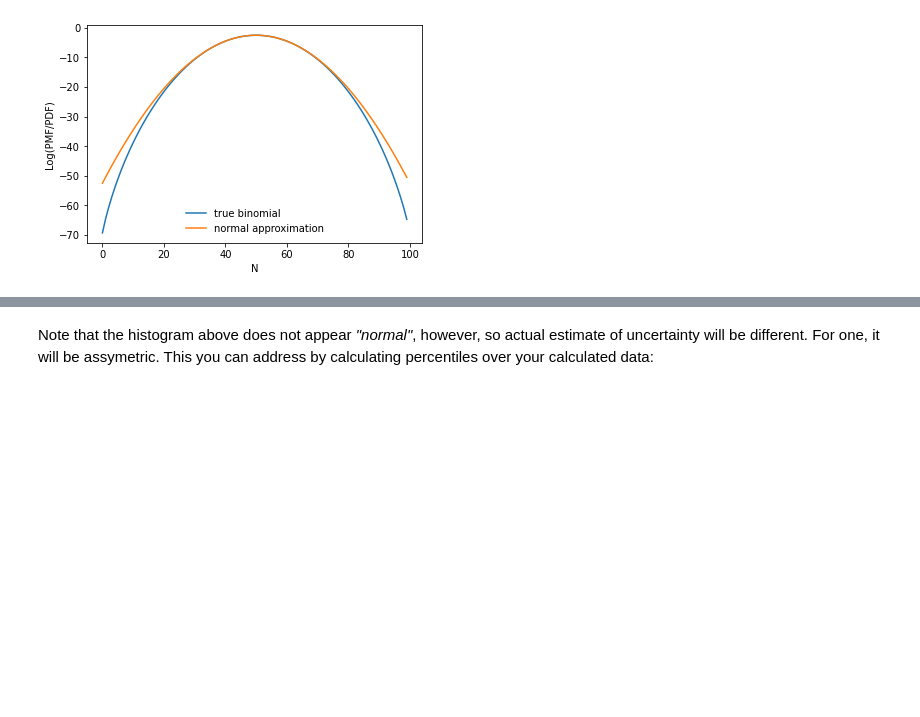
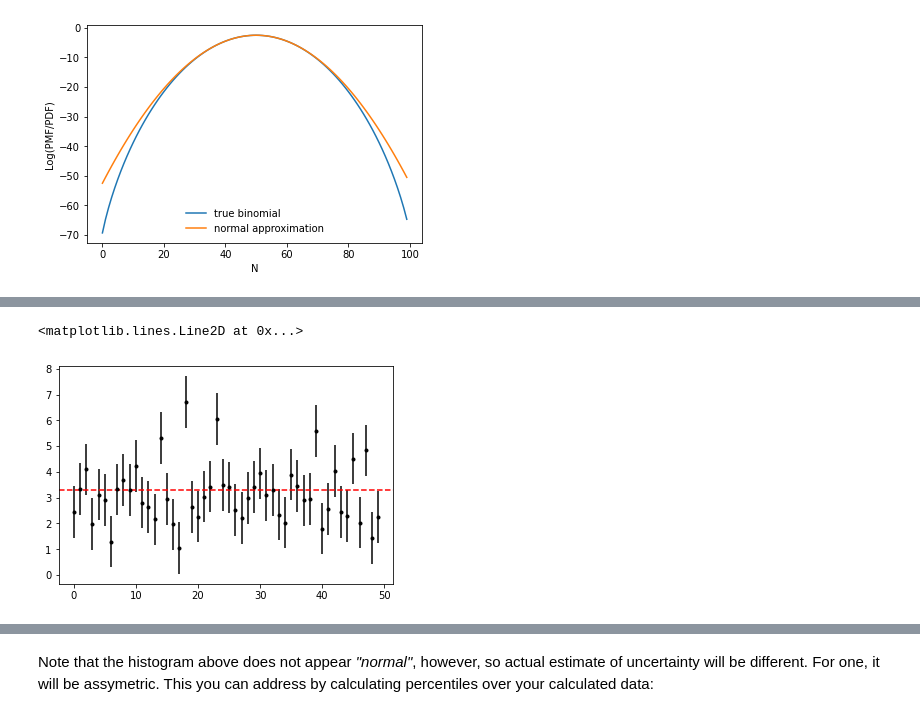
Before and after one commit to doroshv/xobs, a Jupyter notebook: 01_Basics_of_statistics.ipynb, the cells around one changed output, grey strips where cells are left out. Cells and saved outputs as stored; diff of their text form; code cells hidden in the pictures; blank space fills up the shorter version.

```diff
--- a/01_Basics_of_statistics.ipynb
+++ b/01_Basics_of_statistics.ipynb
@@ -259,0 +306,10 @@ We touched already the issue of hypothesis testing (i.e. when discussing testing
+# %%
+n = arange(50)
+constant_value = 3.3
+random_data = s.norm(loc=constant_value,scale=1).rvs(len(n))
+random_error = 1.0*ones_like(random_data)
+plt.errorbar(n,random_data,random_error,fmt='k.')
+plt.axhline(constant_value, ls='dashed',c='r')
+# %% [output]
+<matplotlib.lines.Line2D at 0x...>
+[figure, added]
```
Also changed, not shown: parts of 73 cells of this notebook, 1 other file.
